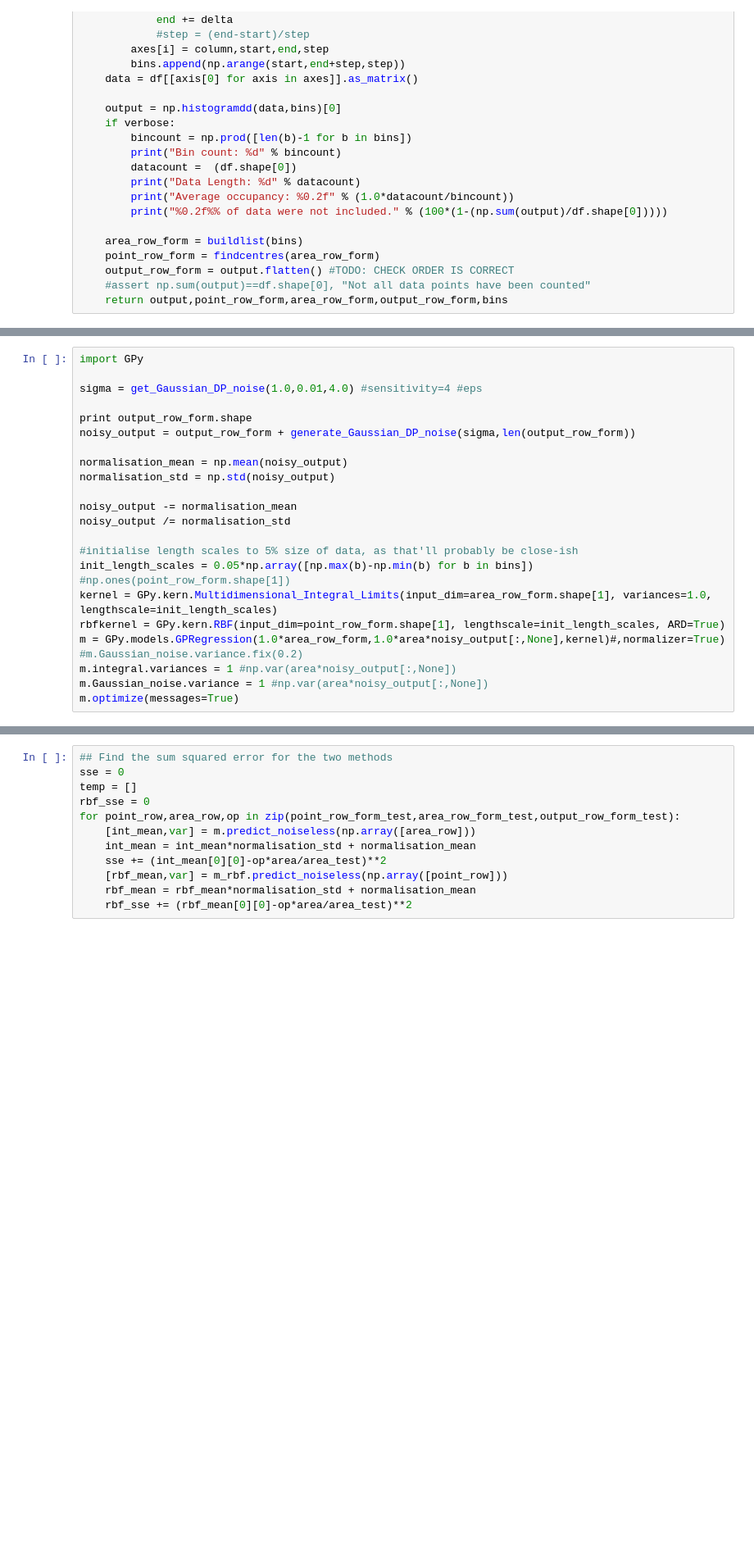
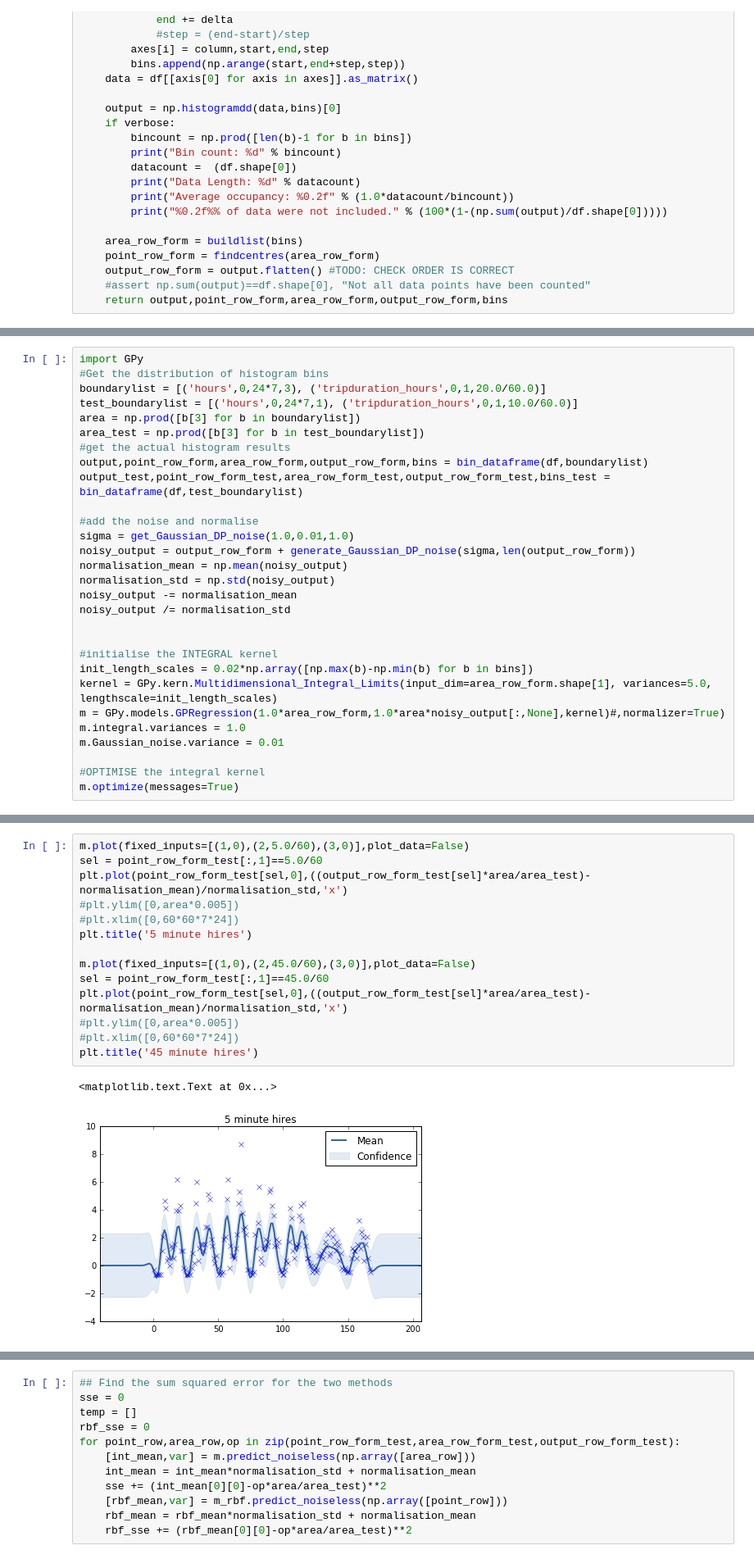
Before and after one commit to lionfish0/dp, a Jupyter notebook: New york bike hire.ipynb, the cells around one changed output, grey strips where cells are left out. Shown: that part at 82% size. Drawn from its saved outputs; the diff is of its cells as text; blank space fills up the shorter version.

```diff
--- a/New york bike hire.ipynb
+++ b/New york bike hire.ipynb
@@ -215,24 +204,30 @@ Here we fit two GP regression models to the low-res binned data. One uses the 'r
 # %%
 import GPy
+#Get the distribution of histogram bins
+boundarylist = [('hours',0,24*7,3), ('tripduration_hours',0,1,20.0/60.0)]
+test_boundarylist = [('hours',0,24*7,1), ('tripduration_hours',0,1,10.0/60.0)]
+area = np.prod([b[3] for b in boundarylist])
+area_test = np.prod([b[3] for b in test_boundarylist])
+#get the actual histogram results
+output,point_row_form,area_row_form,output_row_form,bins = bin_dataframe(df,boundarylist)
+output_test,point_row_form_test,area_row_form_test,output_row_form_test,bins_test = bin_dataframe(df,test_boundarylist)
 
-sigma = get_Gaussian_DP_noise(1.0,0.01,4.0) #sensitivity=4 #eps
-
-print output_row_form.shape
+#add the noise and normalise
+sigma = get_Gaussian_DP_noise(1.0,0.01,1.0)
 noisy_output = output_row_form + generate_Gaussian_DP_noise(sigma,len(output_row_form))
-
 normalisation_mean = np.mean(noisy_output)
 normalisation_std = np.std(noisy_output)
-
 noisy_output -= normalisation_mean
 noisy_output /= normalisation_std
 
-#initialise length scales to 5% size of data, as that'll probably be close-ish
-init_length_scales = 0.05*np.array([np.max(b)-np.min(b) for b in bins]) #np.ones(point_row_form.shape[1])
-kernel = GPy.kern.Multidimensional_Integral_Limits(input_dim=area_row_form.shape[1], variances=1.0, lengthscale=init_length_scales)
-rbfkernel = GPy.kern.RBF(input_dim=point_row_form.shape[1], lengthscale=init_length_scales, ARD=True)
+
+#initialise the INTEGRAL kernel
+init_length_scales = 0.02*np.array([np.max(b)-np.min(b) for b in bins])
+kernel = GPy.kern.Multidimensional_Integral_Limits(input_dim=area_row_form.shape[1], variances=5.0, lengthscale=init_length_scales)
 m = GPy.models.GPRegression(1.0*area_row_form,1.0*area*noisy_output[:,None],kernel)#,normalizer=True)
-#m.Gaussian_noise.variance.fix(0.2)
-m.integral.variances = 1 #np.var(area*noisy_output[:,None])
-m.Gaussian_noise.variance = 1 #np.var(area*noisy_output[:,None])
+m.integral.variances = 1.0
+m.Gaussian_noise.variance = 0.01
+
+#OPTIMISE the integral kernel
 m.optimize(messages=True)
 # %% [output]
@@ -332,0 +266,17 @@ Param([ 5.27290237,  0.41407224])
+# %%
+m.plot(fixed_inputs=[(1,0),(2,5.0/60),(3,0)],plot_data=False)
+sel = point_row_form_test[:,1]==5.0/60
+plt.plot(point_row_form_test[sel,0],((output_row_form_test[sel]*area/area_test)-normalisation_mean)/normalisation_std,'x')
+#plt.ylim([0,area*0.005])
+#plt.xlim([0,60*60*7*24])
+plt.title('5 minute hires')
+
+m.plot(fixed_inputs=[(1,0),(2,45.0/60),(3,0)],plot_data=False)
+sel = point_row_form_test[:,1]==45.0/60
+plt.plot(point_row_form_test[sel,0],((output_row_form_test[sel]*area/area_test)-normalisation_mean)/normalisation_std,'x')
+#plt.ylim([0,area*0.005])
+#plt.xlim([0,60*60*7*24])
+plt.title('45 minute hires')
+# %% [output]
+<matplotlib.text.Text at 0x...>
+[figure, added]
```
Also changed, not shown: parts of 46 cells of this notebook.
